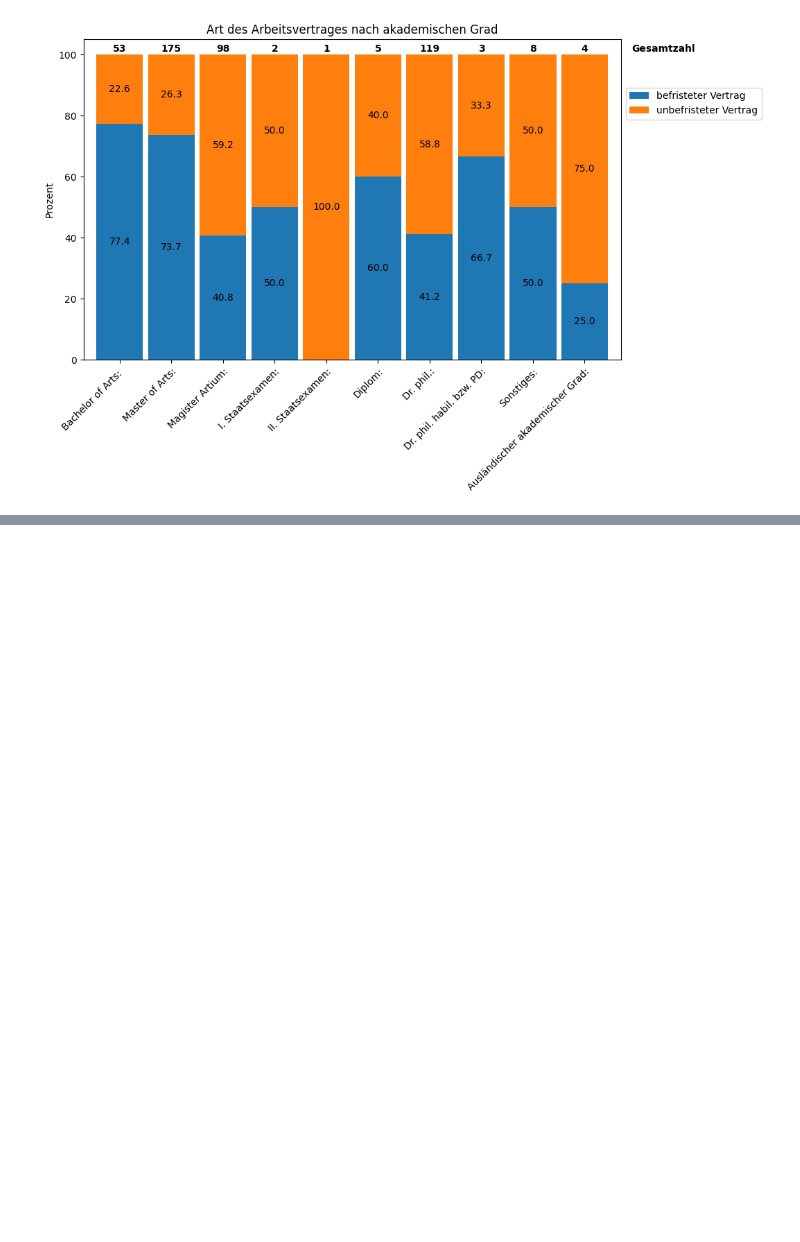
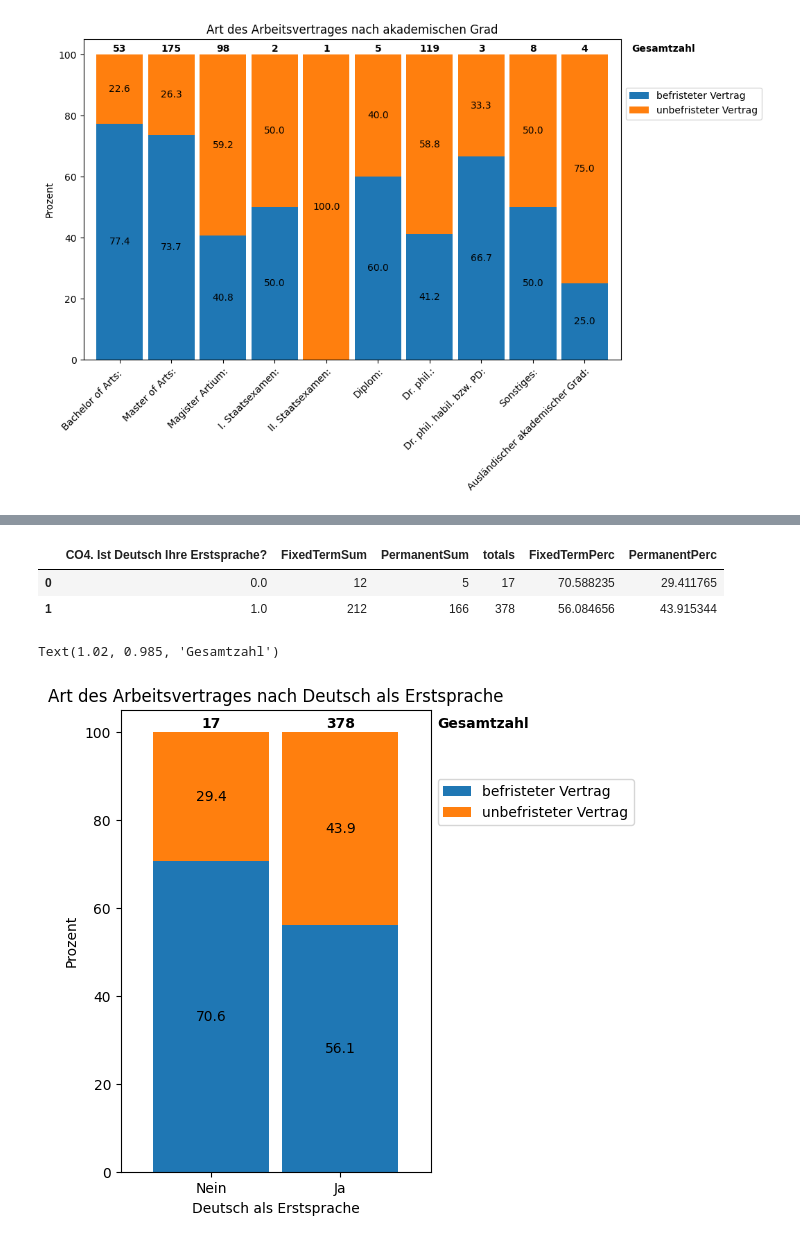
Before and after one commit to michaelgerloff/Survey_working_conditions_art_history, a Jupyter notebook: notebooks/02_Correlation_Analysis.ipynb, the cells around one changed output, grey strips where cells are left out. Saved outputs shown, nothing was run; the diff lists cells and outputs as text; code cells hidden in the pictures; blank space fills up the shorter version.

```diff
--- a/notebooks/02_Correlation_Analysis.ipynb
+++ b/notebooks/02_Correlation_Analysis.ipynb
@@ -236,0 +452,3 @@ fig.savefig('../reports/figures/00_Abschluss_vs_Arbeitsvertrag.png', bbox_inches
+# %%
+df_museum_lang = df_museum[['CO4. Ist\xa0Deutsch Ihre Erstsprache?'] + ls_cols_contract]
+df_museum_lang
@@ -236,0 +482,52 @@ fig.savefig('../reports/figures/00_Abschluss_vs_Arbeitsvertrag.png', bbox_inches
+# %%
+# Aggregate the data
+df_ag_lang = df_museum_lang_filtered.groupby('CO4. Ist\xa0Deutsch Ihre Erstsprache?').agg(
+    FixedTermSum=pd.NamedAgg(column=ls_cols_contract[0], aggfunc='sum'),
+    PermanentSum=pd.NamedAgg(column=ls_cols_contract[1], aggfunc='sum')
+).reset_index()
+
+# Convert boolean sums to integer
+df_ag_lang['FixedTermSum'] = df_ag_lang['FixedTermSum'].astype(int)
+df_ag_lang['PermanentSum'] = df_ag_lang['PermanentSum'].astype(int)
+
+# Calculate percentages
+df_ag_lang['totals'] = df_ag_lang['FixedTermSum'] + df_ag_lang['PermanentSum']
+df_ag_lang['FixedTermPerc'] = (df_ag_lang['FixedTermSum'] / df_ag_lang['totals'])*100
+df_ag_lang['PermanentPerc'] = (df_ag_lang['PermanentSum'] / df_ag_lang['totals'])*100
+
+df_ag_lang
+# %% [output]
+|  | CO4. Ist Deutsch Ihre Erstsprache? | FixedTermSum | PermanentSum | totals | FixedTermPerc | PermanentPerc |
+| 0 | 0.0 | 12 | 5 | 17 | 70.588235 | 29.411765 |
+| 1 | 1.0 | 212 | 166 | 378 | 56.084656 | 43.915344 |
+# %%
+ax = df_ag_lang[['CO4. Ist\xa0Deutsch Ihre Erstsprache?', 'FixedTermPerc', 'PermanentPerc']].set_index('CO4. Ist\xa0Deutsch Ihre Erstsprache?').plot(kind='bar',
+                                                                                          stacked=True,
+                                                                                          figsize=(4, 6),
+                                                                                          #rot=45,
+                                                                                          ylabel='Prozent',
+                                                                                          xlabel='Deutsch als Erstsprache',
+                                                                                          width=0.9,
+                                                                                          title='Art des Arbeitsvertrages nach Deutsch als Erstsprache'
+                                                                                          )
+
+# add percentage labels into the bars
+for c in ax.containers:
+    # Optional: if the segment is small or 0, customize the labels
+    labels = [v.get_height() if v.get_height() > 0 else '' for v in c]
+    # remove the labels parameter if it's not needed for customized labels
+    ax.bar_label(c, fmt=lambda x: f'{x:.1f}' if x > 0 else '', label_type='center')
+
+ax.set_xticklabels(['Nein', 'Ja'], rotation=0)
+ax.legend(loc='center left', bbox_to_anchor=(1, 0.8), labels=['befristeter Vertrag', 'unbefristeter Vertrag'])
+
+#add total values of entries above bar
+y_offset = 4
+for i, total in enumerate(df_ag_lang['totals']):
+    ax.text(df_age_level_vs_contracts['totals'].index[i], y= 101, s = total, ha='center',
+    weight='bold')
+
+ax.text(1.02, 0.985, 'Gesamtzahl', transform=ax.transAxes, fontsize=10, verticalalignment='top', weight='bold')
+# %% [output]
+Text(1.02, 0.985, 'Gesamtzahl')
+[figure, added]
```
Also changed, not shown: parts of 49 cells of this notebook, 6 other files.
